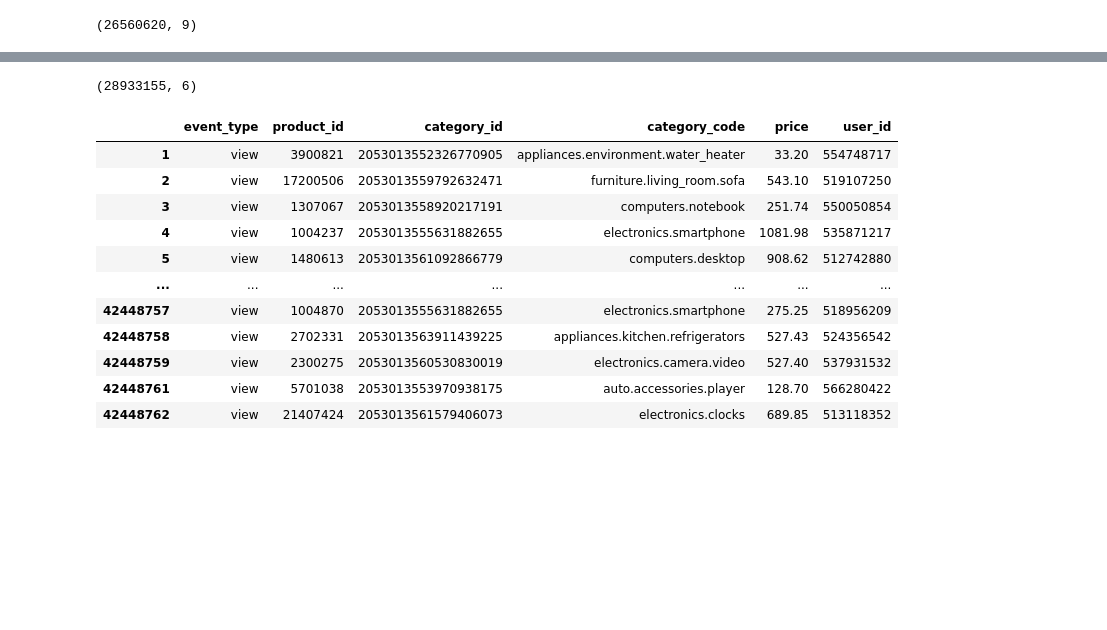
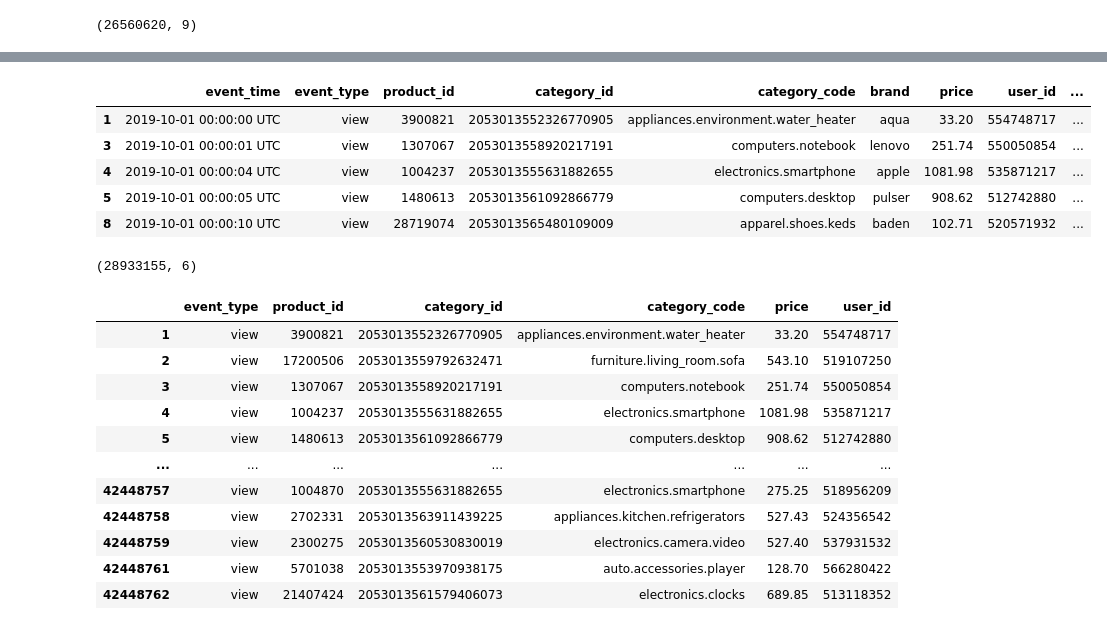
Before and after one commit to Senoirpro/Product-recommendation-for-e-commerce, a Jupyter notebook: Back-end/Machine Learning/last/senoir.ipynb, the cells around one changed output, grey strips where cells are left out. Drawn from its saved outputs; the diff is of its cells as text; code cells hidden in the pictures; blank space fills up the shorter version.

```diff
--- a/Back-end/Machine Learning/last/senoir.ipynb
+++ b/Back-end/Machine Learning/last/senoir.ipynb
@@ -18,0 +131,9 @@ df1.shape
+# %%
+df1.head()
+# %% [output]
+|  | event_time | event_type | product_id | category_id | category_code | brand | price | user_id | ... |
+| 1 | 2019-10-01 00:00:00 UTC | view | 3900821 | 2053013552326770905 | appliances.environment.water_heater | aqua | 33.20 | 554748717 | ... |
+| 3 | 2019-10-01 00:00:01 UTC | view | 1307067 | 2053013558920217191 | computers.notebook | lenovo | 251.74 | 550050854 | ... |
+| 4 | 2019-10-01 00:00:04 UTC | view | 1004237 | 2053013555631882655 | electronics.smartphone | apple | 1081.98 | 535871217 | ... |
+| 5 | 2019-10-01 00:00:05 UTC | view | 1480613 | 2053013561092866779 | computers.desktop | pulser | 908.62 | 512742880 | ... |
+| 8 | 2019-10-01 00:00:10 UTC | view | 28719074 | 2053013565480109009 | apparel.shoes.keds | baden | 102.71 | 520571932 | ... |
```
Also changed, not shown: parts of 18 cells of this notebook.
